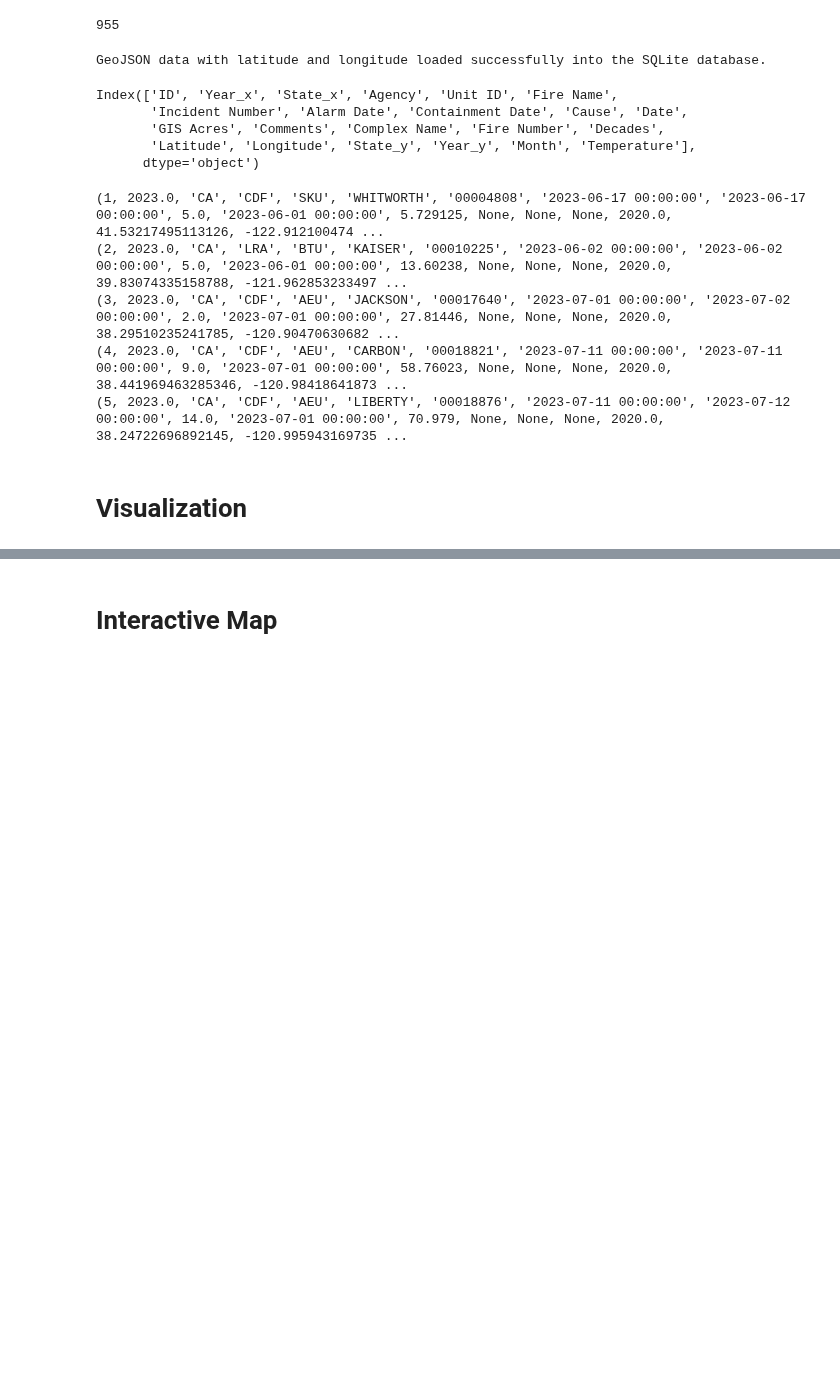
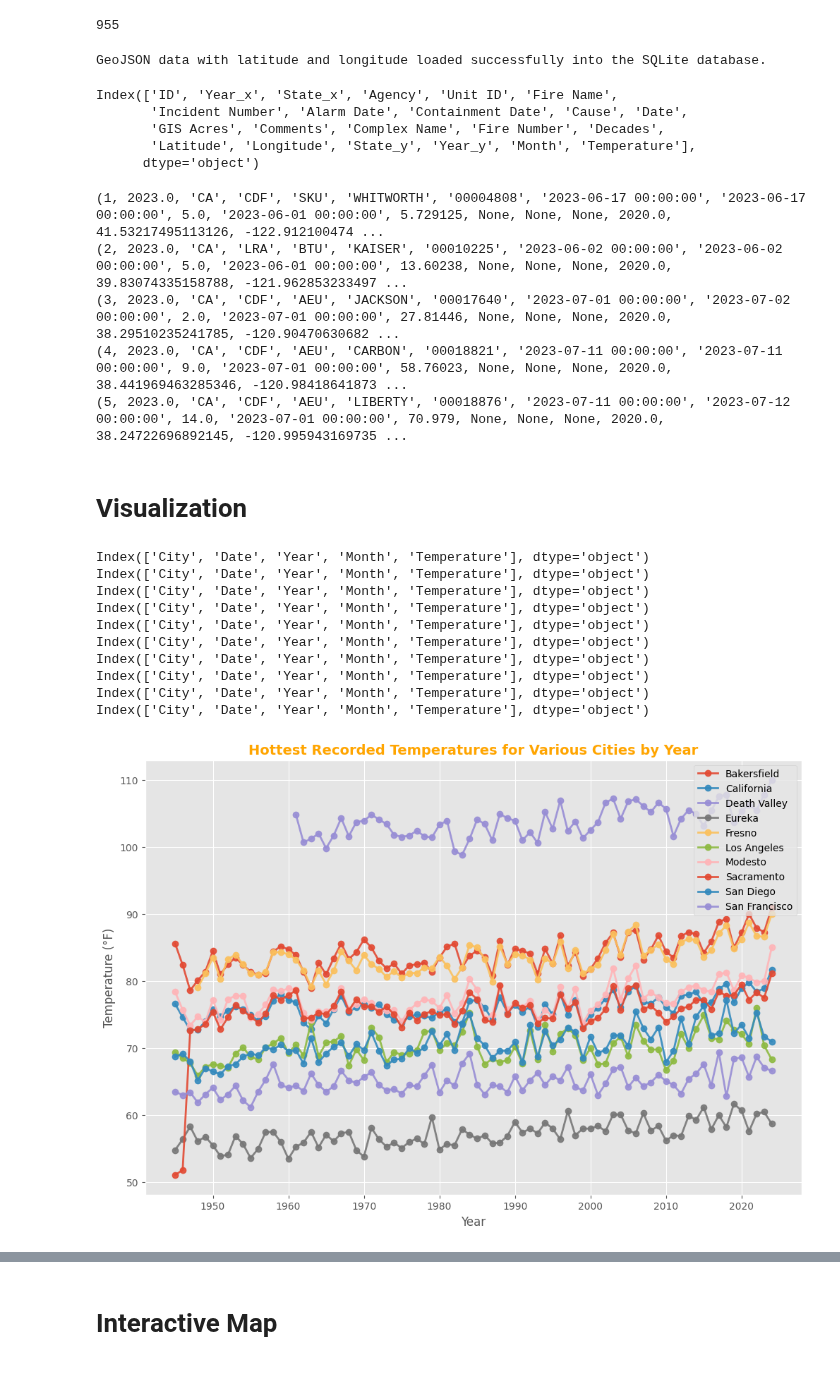
Before and after one commit to wrwr4859/UCB-Project3-Group3, a Jupyter notebook: ca_climate_change.ipynb, the cells around one changed output, grey strips where cells are left out. Cells and saved outputs as stored; diff of their text form; code cells hidden in the pictures; blank space fills up the shorter version.

```diff
--- a/ca_climate_change.ipynb
+++ b/ca_climate_change.ipynb
@@ -707,6 +814,65 @@ conn.close()
 (5, 2023.0, 'CA', 'CDF', 'AEU', 'LIBERTY', '00018876', '2023-07-11 00:00:00', '2023-07-12 00:00:00', 14.0, '2023-07-01 00:00:00', 70.979, None, None, None, 2020.0, 38.24722696892145, -120.995943169735 ...
 # %% [markdown]
 <h1>Visualization</h1>
+# %%
+
+
+# Assuming you have these DataFrames already prepared
+cities_temps = [sf_temps_df, la_temps_df, sd_temps_df, sac_temps_df, bf_temps_df, erk_temps_df, dv_temps_df, fr_temps_df, mo_temps_df, ca_temps_df]
+
+# Verify and rename the temperature column
+for city_df in cities_temps:
+    print(city_df.columns)  # Check column names
+    city_df.rename(columns={'Value': 'Temperature'}, inplace=True)  # Replace 'Value' with actual name
+
+# Merge all city temperature data into a single DataFrame
+merged_temps_df = pd.concat(cities_temps, keys=['San Francisco', 'Los Angeles', 'San Diego', 'Sacramento', 'Bakersfield', 'Eureka', 'Death Valley', 'Fresno', 'Modesto', 'California'], names=['City'])
+
+# Drop the 'City' column if it already exists to avoid conflicts
+if 'City' in merged_temps_df.columns:
+    merged_temps_df = merged_temps_df.drop(columns='City')
+
+# Reset the index to make 'City' a column
+merged_temps_df = merged_temps_df.reset_index()
+
+# Ensure 'Year' column exists
+if 'Year' not in merged_temps_df.columns:
+    merged_temps_df['Year'] = merged_temps_df['Date'].dt.year
+
+# Filter to keep only the hottest temperature for each city for each year
+hottest_temps_per_year_df = merged_temps_df.loc[merged_temps_df.groupby(['City', 'Year'])['Temperature'].idxmax()]
+
+# Plotting
+plt.style.use('ggplot')
+palette = plt.get_cmap('Set1')
+
+# Plot the hottest temperature for each city for each year
+plt.figure(figsize=(12, 8))
+for city_name, city_df in hottest_temps_per_year_df.groupby('City'):
+    plt.plot(city_df['Year'], city_df['Temperature'], marker='o', linestyle='-', linewidth=2, alpha=0.9, label=city_name)
+
+# Add legend
+plt.legend(loc='upper right', fontsize=10)
+
+# Add titles and labels
+plt.title("Hottest Recorded Temperatures for Various Cities by Year", fontsize=14, fontweight='bold', color='orange')
+plt.xlabel("Year")
+plt.ylabel("Temperature (°F)")
+
+# Show the graph
+plt.show()
+# %% [output]
+Index(['City', 'Date', 'Year', 'Month', 'Temperature'], dtype='object')
+Index(['City', 'Date', 'Year', 'Month', 'Temperature'], dtype='object')
+Index(['City', 'Date', 'Year', 'Month', 'Temperature'], dtype='object')
+Index(['City', 'Date', 'Year', 'Month', 'Temperature'], dtype='object')
+Index(['City', 'Date', 'Year', 'Month', 'Temperature'], dtype='object')
+Index(['City', 'Date', 'Year', 'Month', 'Temperature'], dtype='object')
+Index(['City', 'Date', 'Year', 'Month', 'Temperature'], dtype='object')
+Index(['City', 'Date', 'Year', 'Month', 'Temperature'], dtype='object')
+Index(['City', 'Date', 'Year', 'Month', 'Temperature'], dtype='object')
+Index(['City', 'Date', 'Year', 'Month', 'Temperature'], dtype='object')
+[figure, added]
 # %%
 #Number of Wildfires per Year from 1940 to 2022
 #Objective: Visualize the trend of wildfire occurrences over the years.
```
Also changed, not shown: parts of 25 cells of this notebook.
